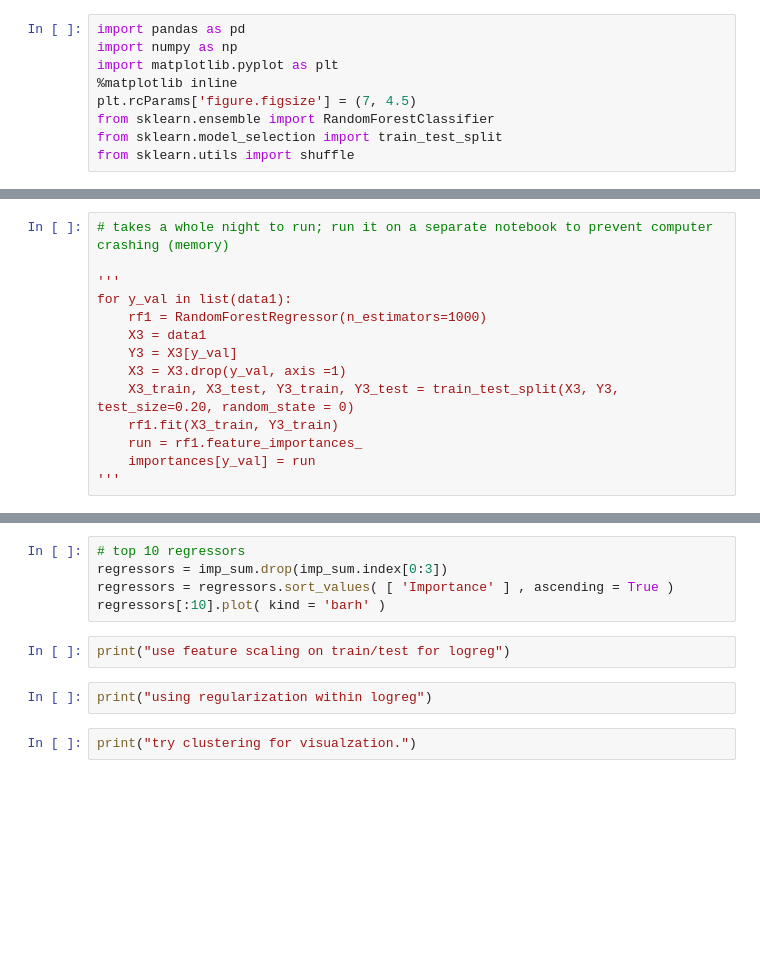
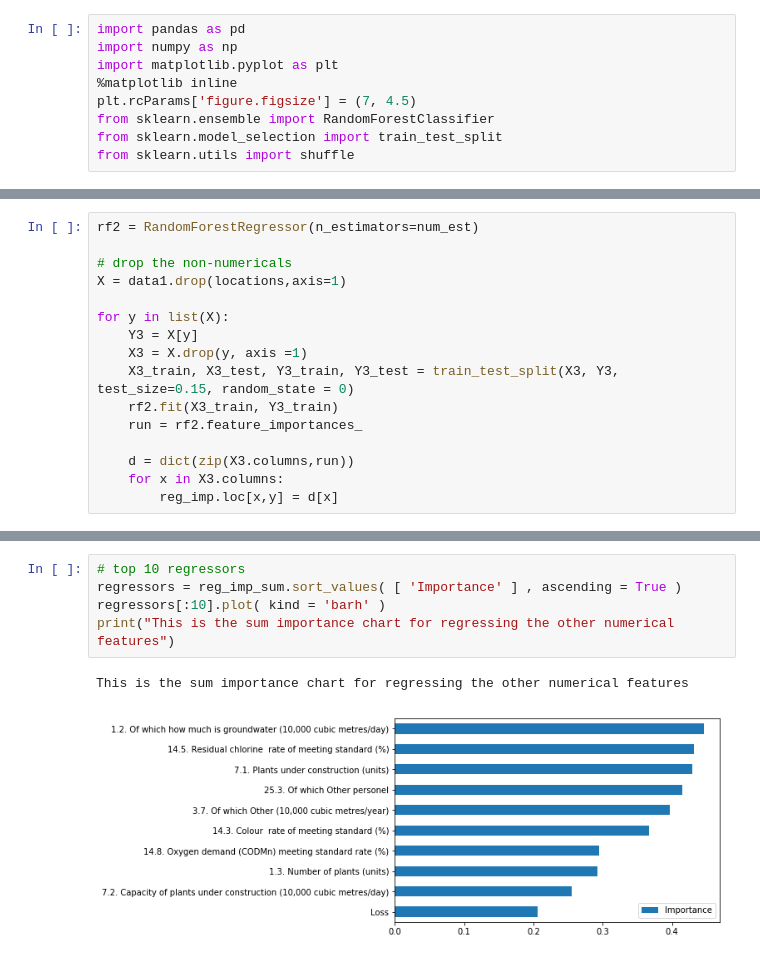
Before and after one commit to choub16/data-x-water-project, a Jupyter notebook: Analysis2_Brandon.ipynb, the cells around one changed output, grey strips where cells are left out. Drawn from its saved outputs; the diff is of its cells as text; blank space fills up the shorter version.

```diff
--- a/Analysis2_Brandon.ipynb
+++ b/Analysis2_Brandon.ipynb
@@ -37,14 +37,0 @@ imp_sum = pd.DataFrame(index = data1.columns,columns = ["Importance"])
-# %%
-# takes a whole night to run; run it on a separate notebook to prevent computer crashing (memory)
-
-'''
-for y_val in list(data1):
-    rf1 = RandomForestRegressor(n_estimators=1000)
-    X3 = data1
-    Y3 = X3[y_val]
-    X3 = X3.drop(y_val, axis =1)
-    X3_train, X3_test, Y3_train, Y3_test = train_test_split(X3, Y3, test_size=0.20, random_state = 0)
-    rf1.fit(X3_train, Y3_train)
-    run = rf1.feature_importances_
-    importances[y_val] = run
-'''
@@ -53,2 +38,18 @@ for y_val in list(data1):
+# %%
+rf2 = RandomForestRegressor(n_estimators=num_est)
+
+# drop the non-numericals
+X = data1.drop(locations,axis=1)
+
+for y in list(X):
+    Y3 = X[y]
+    X3 = X.drop(y, axis =1)
+    X3_train, X3_test, Y3_train, Y3_test = train_test_split(X3, Y3, test_size=0.15, random_state = 0)
+    rf2.fit(X3_train, Y3_train)
+    run = rf2.feature_importances_
+
+    d = dict(zip(X3.columns,run))
+    for x in X3.columns:
+        reg_imp.loc[x,y] = d[x]
 # %%
 # unlooped for the three non-numerical to improve runtime
@@ -120,11 +110,8 @@ classifiers.plot( kind = 'barh' )
 # %%
 # top 10 regressors
-regressors = imp_sum.drop(imp_sum.index[0:3])
-regressors = regressors.sort_values( [ 'Importance' ] , ascending = True )
+regressors = reg_imp_sum.sort_values( [ 'Importance' ] , ascending = True )
 regressors[:10].plot( kind = 'barh' )
+print("This is the sum importance chart for regressing the other numerical features")
+# %% [output]
+This is the sum importance chart for regressing the other numerical features
+[figure, added]
-# %%
-print("use feature scaling on train/test for logreg")
-# %%
-print("using regularization within logreg")
-# %%
-print("try clustering for visualzation.")
```
Also changed, not shown: parts of 11 cells of this notebook, 1 other file.
